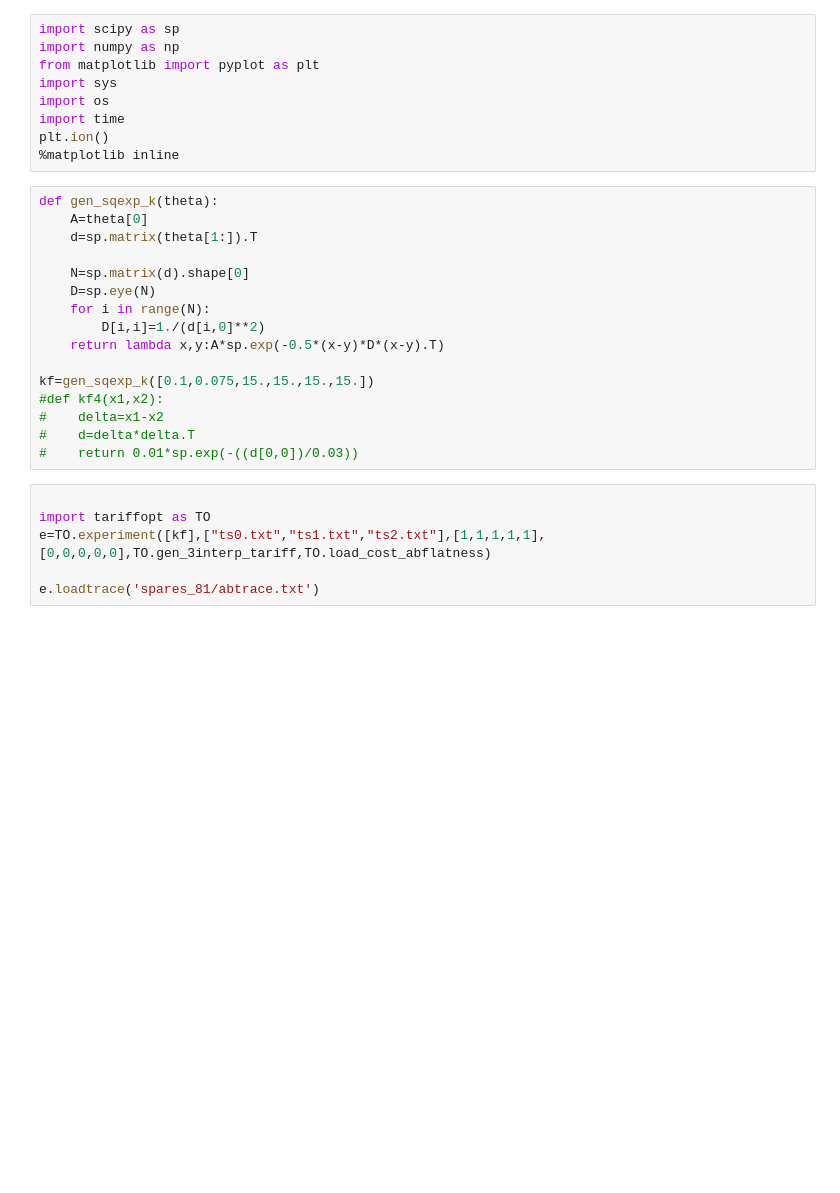
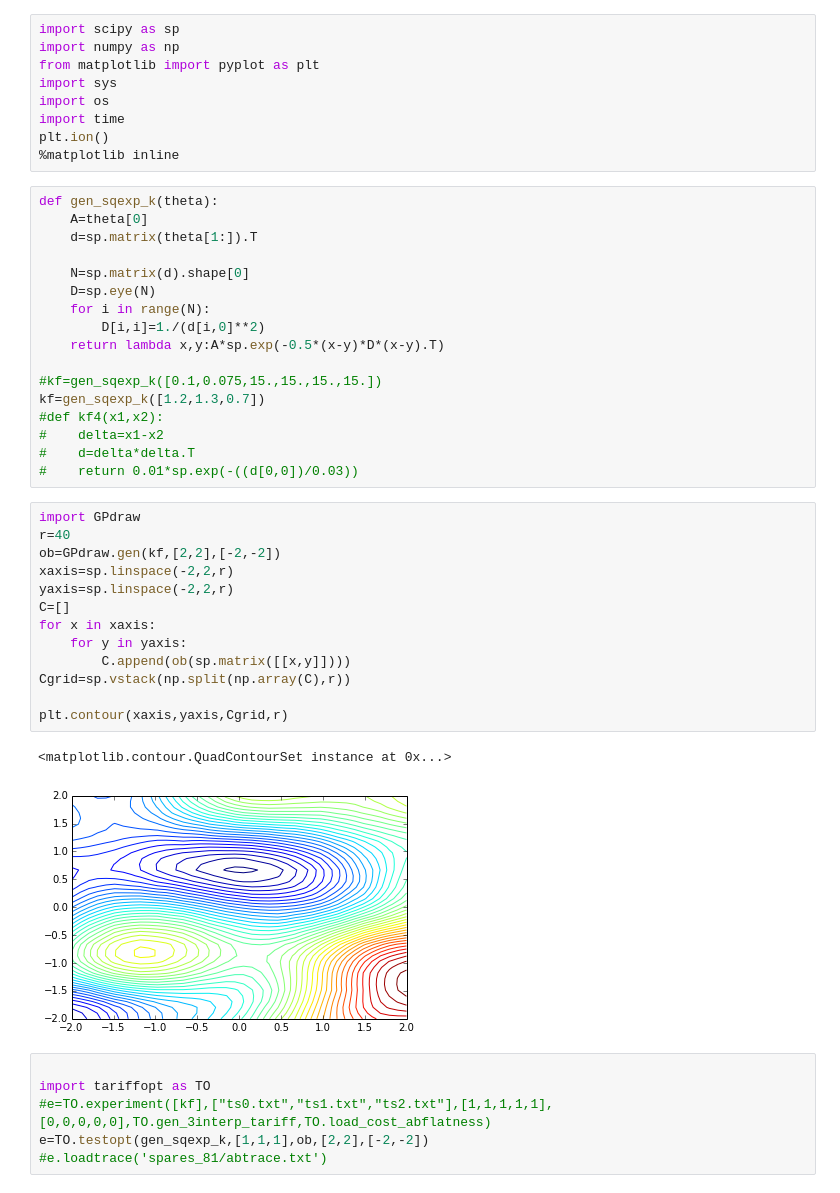
Before and after one commit to markm541374/tariffset, a Jupyter notebook: GPGO.ipynb, the cells around one changed output. Drawn from its saved outputs; the diff is of its cells as text; blank space fills up the shorter version.

```diff
--- a/GPGO.ipynb
+++ b/GPGO.ipynb
@@ -18,16 +18,33 @@ def gen_sqexp_k(theta):
 		D[i,i]=1./(d[i,0]**2)
 	return lambda x,y:A*sp.exp(-0.5*(x-y)*D*(x-y).T)
 
-kf=gen_sqexp_k([0.1,0.075,15.,15.,15.,15.])
+#kf=gen_sqexp_k([0.1,0.075,15.,15.,15.,15.])
+kf=gen_sqexp_k([1.2,1.3,0.7])
 #def kf4(x1,x2):
 #    delta=x1-x2
 #    d=delta*delta.T
 #    return 0.01*sp.exp(-((d[0,0])/0.03))
+# %%
+import GPdraw
+r=40
+ob=GPdraw.gen(kf,[2,2],[-2,-2])
+xaxis=sp.linspace(-2,2,r)
+yaxis=sp.linspace(-2,2,r)
+C=[]
+for x in xaxis:
+    for y in yaxis:
+        C.append(ob(sp.matrix([[x,y]])))
+Cgrid=sp.vstack(np.split(np.array(C),r))
+
+plt.contour(xaxis,yaxis,Cgrid,r)
+# %% [output]
+<matplotlib.contour.QuadContourSet instance at 0x...>
+[figure, added]
 # %%
 
 import tariffopt as TO
-e=TO.experiment([kf],["ts0.txt","ts1.txt","ts2.txt"],[1,1,1,1,1],[0,0,0,0,0],TO.gen_3interp_tariff,TO.load_cost_abflatness)
-
-e.loadtrace('spares_81/abtrace.txt')
+#e=TO.experiment([kf],["ts0.txt","ts1.txt","ts2.txt"],[1,1,1,1,1],[0,0,0,0,0],TO.gen_3interp_tariff,TO.load_cost_abflatness)
+e=TO.testopt(gen_sqexp_k,[1,1,1],ob,[2,2],[-2,-2])
+#e.loadtrace('spares_81/abtrace.txt')
 # %%
 
```
Also changed, not shown: parts of 8 cells of this notebook, 2 other files.
